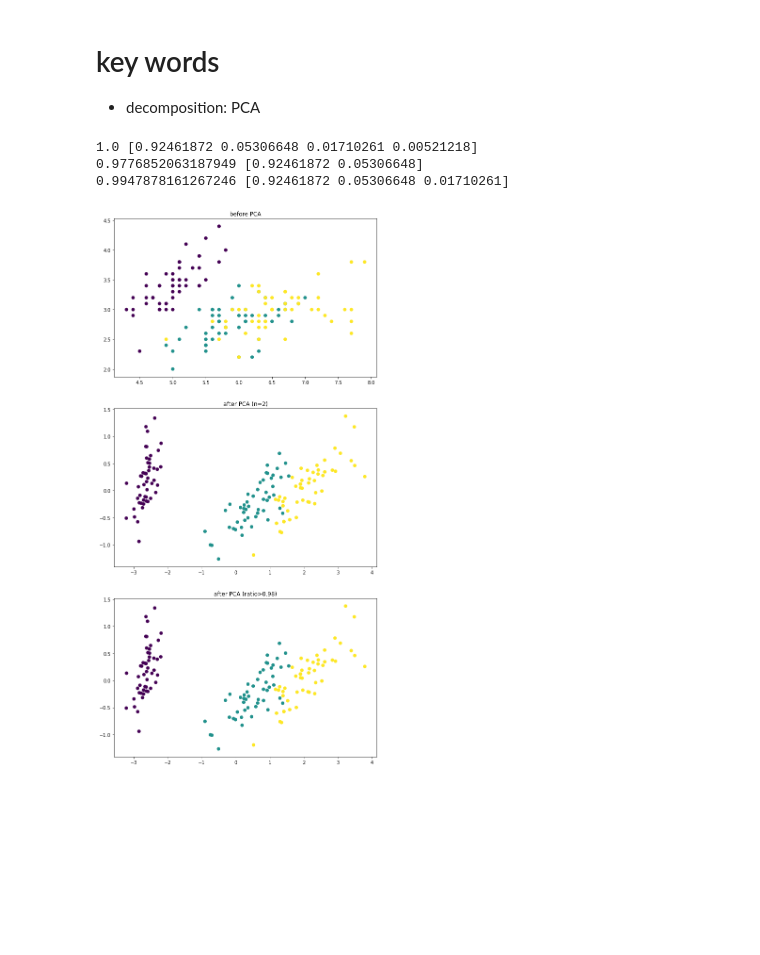
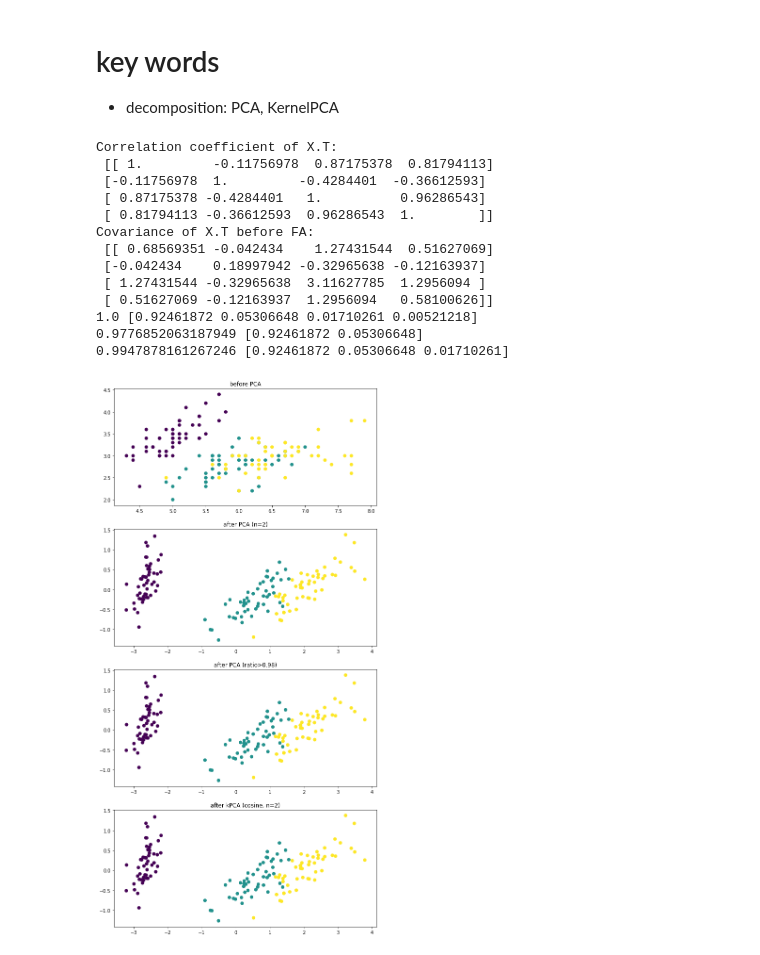
Before and after one commit to klein203/JupyterNotebook, a Jupyter notebook: scikit_learn_cookbook/3_1_pca.ipynb, the cells around one changed output. Cells and saved outputs as stored; diff of their text form; code cells hidden in the pictures; blank space fills up the shorter version.

```diff
--- a/scikit_learn_cookbook/3_1_pca.ipynb
+++ b/scikit_learn_cookbook/3_1_pca.ipynb
@@ -1,6 +1,6 @@
 # %% [markdown]
 # key words
-- decomposition: PCA
+- decomposition: PCA, KernelPCA
 # %%
 import numpy as np
 import matplotlib.pyplot as plt
@@ -8,38 +8,59 @@ import matplotlib.pyplot as plt
 
 from sklearn import datasets
 
 from sklearn import decomposition
 
 iris = datasets.load_iris()
 X = iris.data
 y = iris.target
 
+# to see if corrcoef >= 0.3
+print("Correlation coefficient of X.T:\n", np.corrcoef(X.T))
+print("Covariance of X.T before FA:\n", np.cov(X.T))
+
 pca = decomposition.PCA()
 X_pca = pca.fit_transform(X)
 print(pca.explained_variance_ratio_.sum(), pca.explained_variance_ratio_)
 
 pca_n2 = decomposition.PCA(n_components=2)
-X_prime_n2 = pca_n2.fit_transform(X)
+X_pca_n2 = pca_n2.fit_transform(X)
 print(pca_n2.explained_variance_ratio_.sum(), pca_n2.explained_variance_ratio_)
 
 pca_098 = decomposition.PCA(n_components=.98)
-X_prime_098 = pca_098.fit_transform(X)
+X_pca_098 = pca_098.fit_transform(X)
 print(pca_098.explained_variance_ratio_.sum(), pca_098.explained_variance_ratio_)
+
+kpca = decomposition.KernelPCA(kernel='cosine', n_components=2)
+X_kpca_n2 = kpca.fit_transform(X)
+# print(X_kpca_n2.explained_variance_ratio_.sum(), X_kpca_n2.explained_variance_ratio_)
 
 plt.figure(figsize=(10, 21))
 
-plt.subplot(3, 1, 1, title="before PCA")
+plt.subplot(4, 1, 1, title="before PCA")
 plt.scatter(X[:, 0], X[:, 1], c=y, s=40)
 
-plt.subplot(3, 1, 2, title="after PCA (n=2)")
-plt.scatter(X_prime_n2[:, 0], X_prime_n2[:, 1], c=y, s=40)
+plt.subplot(4, 1, 2, title="after PCA (n=2)")
+plt.scatter(X_pca_n2[:, 0], X_pca_n2[:, 1], c=y, s=40)
 
-plt.subplot(3, 1, 3, title="after PCA (ratio>0.98)")
-plt.scatter(X_prime_098[:, 0], X_prime_098[:, 1], c=y, s=40)
+plt.subplot(4, 1, 3, title="after PCA (ratio>0.98)")
+plt.scatter(X_pca_098[:, 0], X_pca_098[:, 1], c=y, s=40)
+
+plt.subplot(4, 1, 4, title="after kPCA (cosine, n=2)")
+plt.scatter(X_pca_n2[:, 0], X_pca_n2[:, 1], c=y, s=40)
 
 plt.show()
 # %% [output]
+Correlation coefficient of X.T:
+ [[ 1.         -0.11756978  0.87175378  0.81794113]
+ [-0.11756978  1.         -0.4284401  -0.36612593]
+ [ 0.87175378 -0.4284401   1.          0.96286543]
+ [ 0.81794113 -0.36612593  0.96286543  1.        ]]
+Covariance of X.T before FA:
+ [[ 0.68569351 -0.042434    1.27431544  0.51627069]
+ [-0.042434    0.18997942 -0.32965638 -0.12163937]
+ [ 1.27431544 -0.32965638  3.11627785  1.2956094 ]
+ [ 0.51627069 -0.12163937  1.2956094   0.58100626]]
 1.0 [0.92461872 0.05306648 0.01710261 0.00521218]
 0.9776852063187949 [0.92461872 0.05306648]
 0.9947878161267246 [0.92461872 0.05306648 0.01710261]
-[figure, old version]
+[figure, new version]
```
Also changed, not shown: 1 other file.
